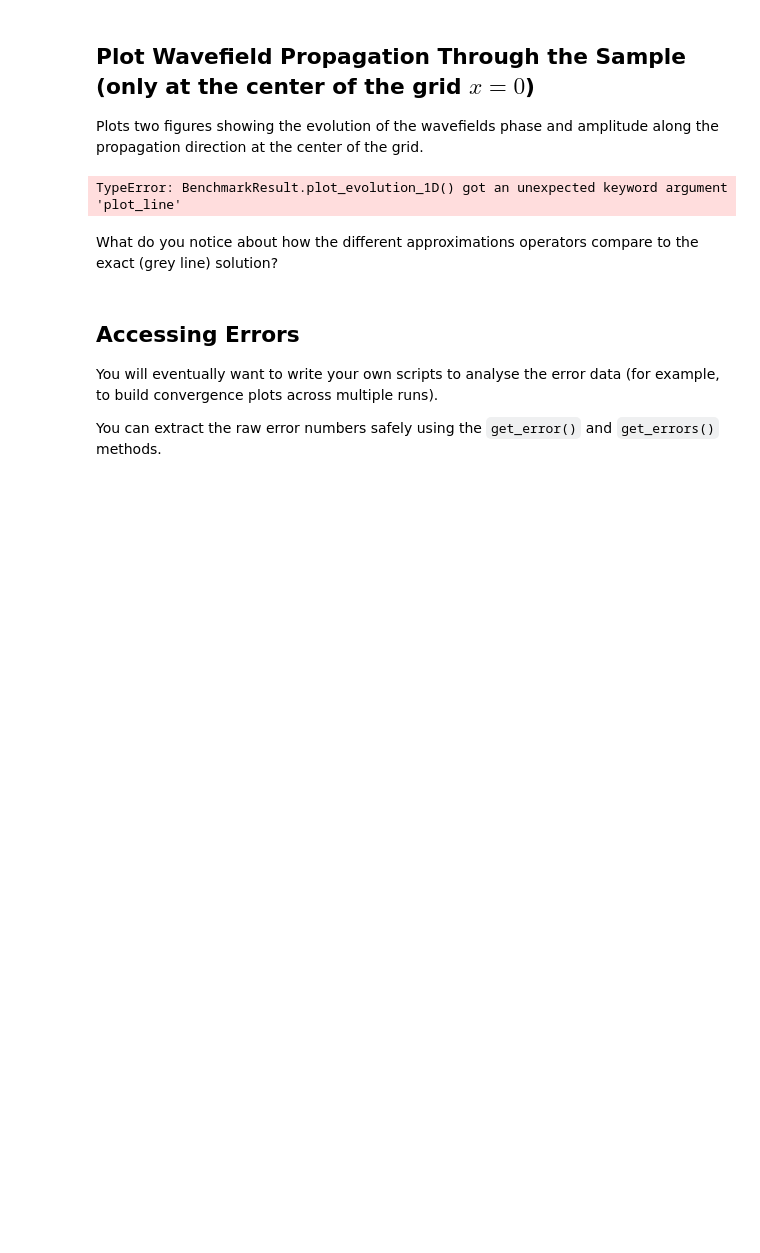
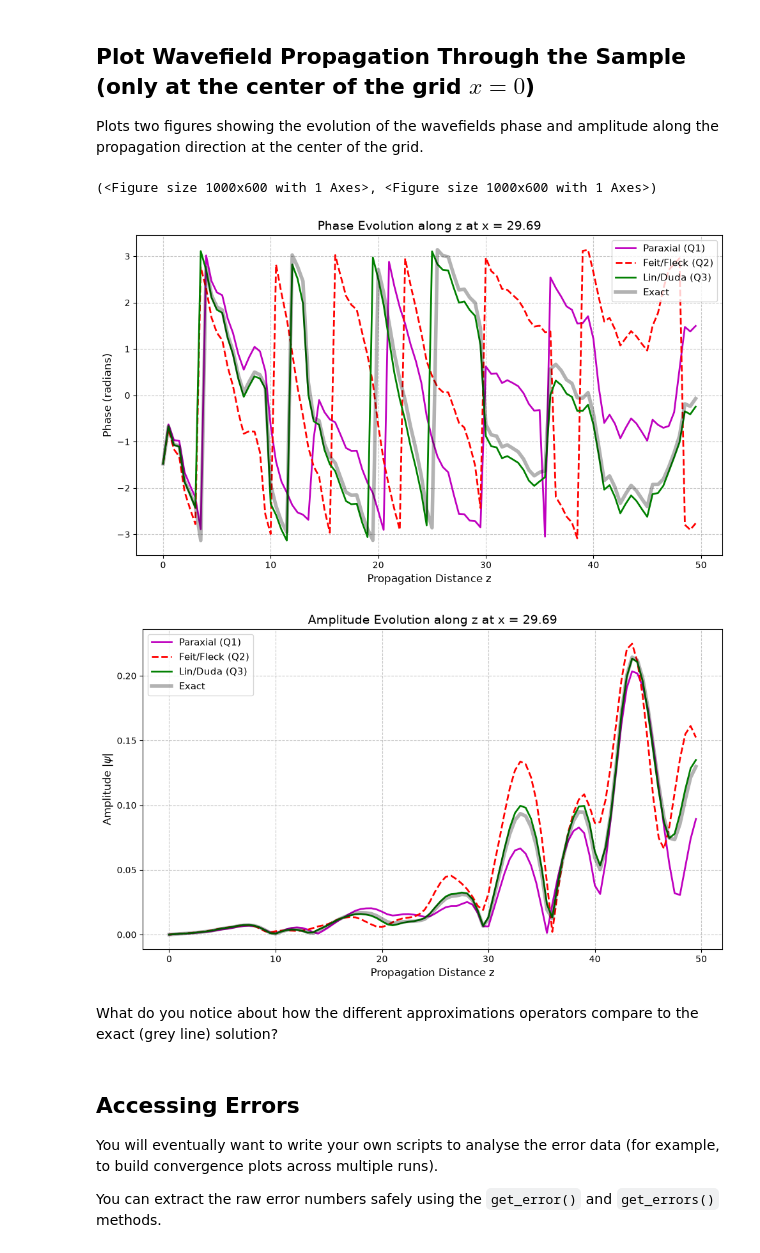
Before and after one commit to bryceshirley/ptychobench, a Jupyter notebook: benchmark_tutorial.ipynb, the cells around one changed output. Cells and saved outputs as stored; diff of their text form; code cells hidden in the pictures; blank space fills up the shorter version.

```diff
--- a/benchmark_tutorial.ipynb
+++ b/benchmark_tutorial.ipynb
@@ -208,9 +138,11 @@ result.plot_wavefields()
 
 Plots two figures showing the evolution of the wavefields phase and amplitude along the propagation direction at the center of the grid.
 # %%
-result.plot_evolution_1D(plot_line = 1)
+result.plot_evolution_1D(plot_line=0.8)
 # %% [output]
-TypeError: BenchmarkResult.plot_evolution_1D() got an unexpected keyword argument 'plot_line'
+(<Figure size 1000x600 with 1 Axes>, <Figure size 1000x600 with 1 Axes>)
+[figure, added]
+[figure, added]
 # %% [markdown]
 What do you notice about how the different approximations operators compare to the exact (grey line) solution?
 # %% [markdown]
```
Also changed, not shown: parts of 10 cells of this notebook.
